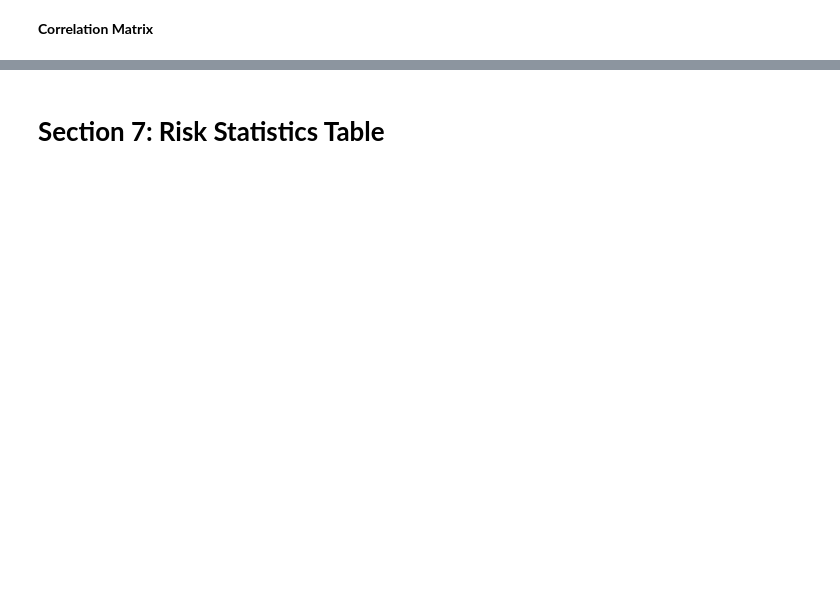
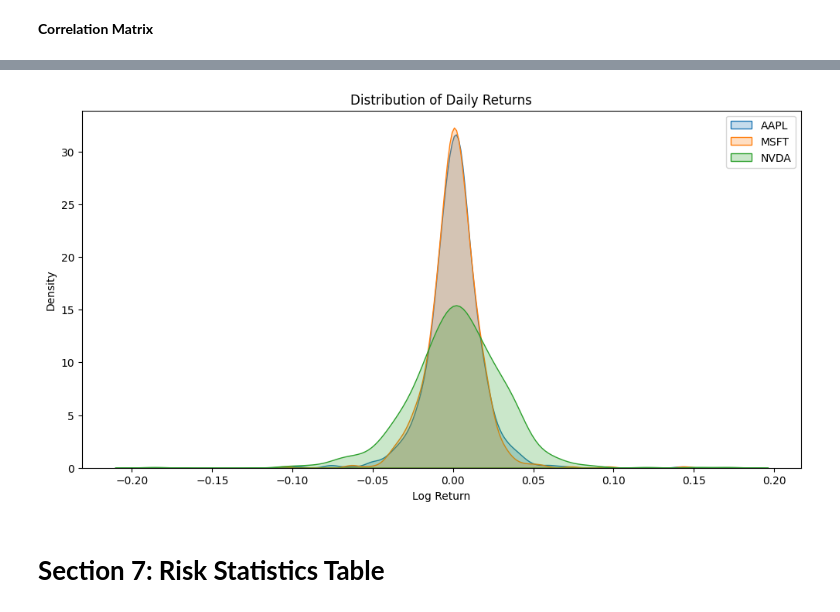
Before and after one commit to bahmedx/730, a Jupyter notebook: stock_stochastic_simulation2.ipynb, the cells around one changed output, grey strips where cells are left out. Saved outputs shown, nothing was run; the diff lists cells and outputs as text; code cells hidden in the pictures; blank space fills up the shorter version.

```diff
--- a/stock_stochastic_simulation2.ipynb
+++ b/stock_stochastic_simulation2.ipynb
@@ -83,3 +114,20 @@ plt.show()
+# %%
+plt.figure(figsize=(12,6))
+
+for stock in returns.columns:
+    sns.kdeplot(
+        returns[stock],
+        fill=True,
+        label=stock
+    )
+
+plt.title("Distribution of Daily Returns")
+plt.xlabel("Log Return")
+
+plt.legend()
+plt.show()
+# %% [output]
+[figure, added]
 # %% [markdown]
 # **Section 7: Risk Statistics Table**
 # %%
```
Also changed, not shown: parts of 45 cells of this notebook.
